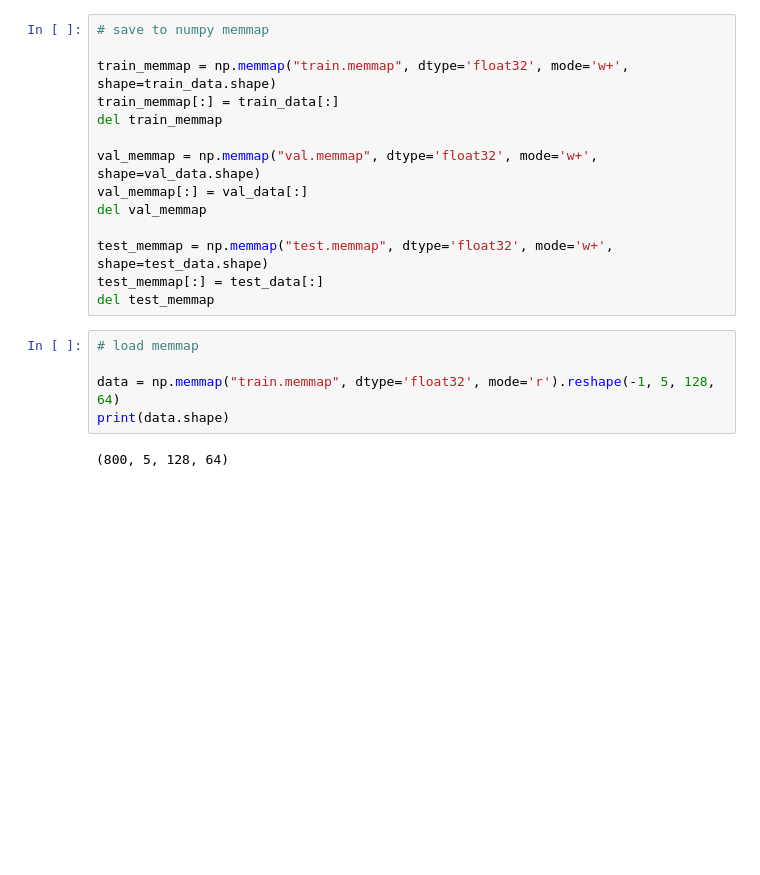
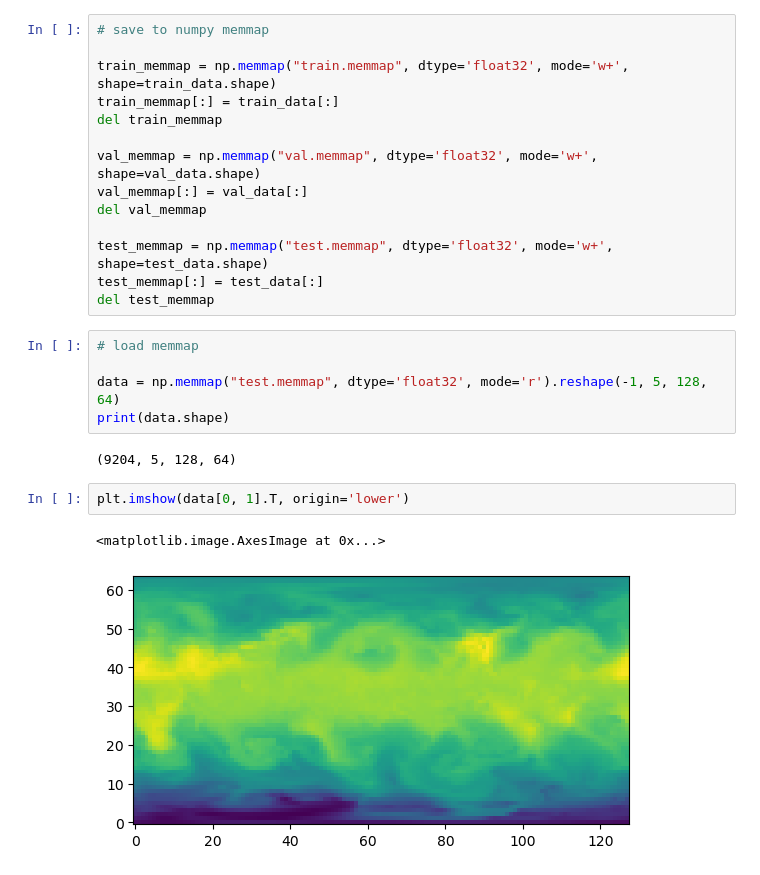
Before and after one commit to HendricSch/LatentUmbrellaNet, a Jupyter notebook: data_memmap.ipynb, the cells around one changed output. Saved outputs shown, nothing was run; the diff lists cells and outputs as text; blank space fills up the shorter version.

```diff
--- a/data_memmap.ipynb
+++ b/data_memmap.ipynb
@@ -71,7 +71,12 @@ del test_memmap
 # %%
 # load memmap
 
-data = np.memmap("train.memmap", dtype='float32', mode='r').reshape(-1, 5, 128, 64)
+data = np.memmap("test.memmap", dtype='float32', mode='r').reshape(-1, 5, 128, 64)
 print(data.shape)
 # %% [output]
-(800, 5, 128, 64)
+(9204, 5, 128, 64)
+# %%
+plt.imshow(data[0, 1].T, origin='lower')
+# %% [output]
+<matplotlib.image.AxesImage at 0x...>
+[figure, added]
```
Also changed, not shown: parts of 3 cells of this notebook, 3 other files.
